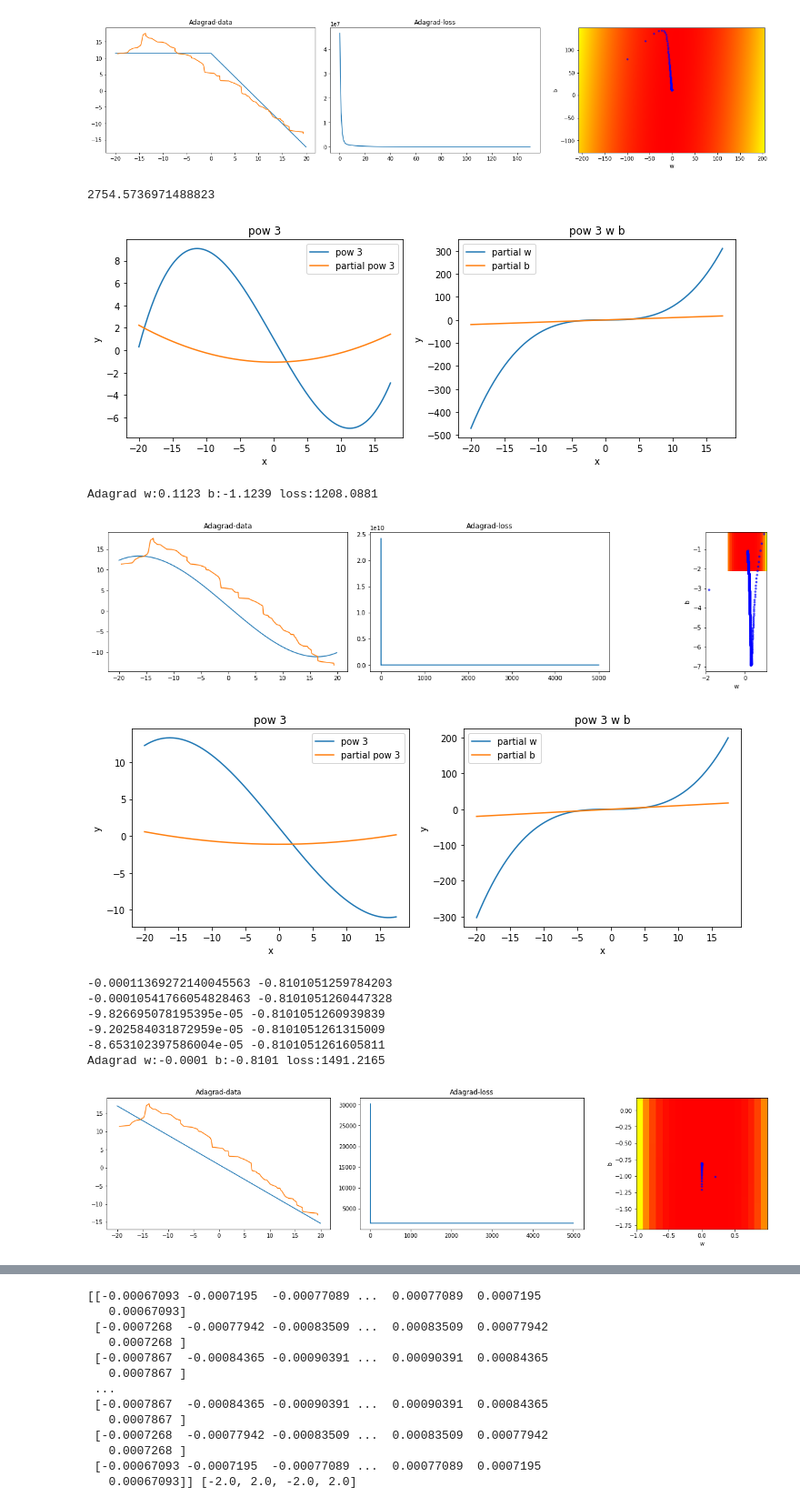
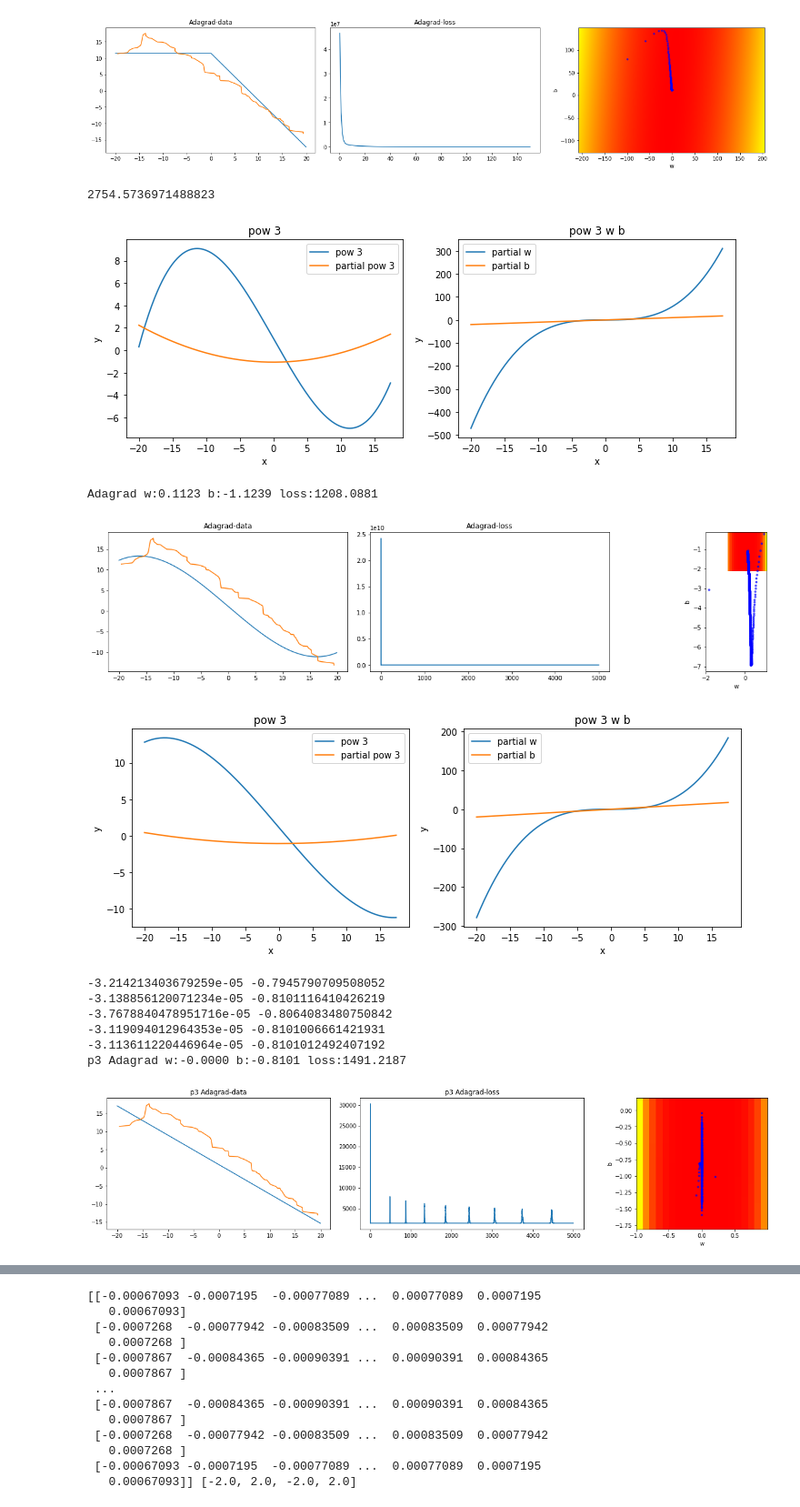
Before and after one commit to thetime50/colab-notebook, a Jupyter notebook: machine-learning/gradient_descent.ipynb, the cells around one changed output, grey strips where cells are left out. Shown at 91% size. Saved outputs shown, nothing was run; the diff lists cells and outputs as text; code cells hidden in the pictures.

```diff
--- a/machine-learning/gradient_descent.ipynb
+++ b/machine-learning/gradient_descent.ipynb
@@ -315,31 +315,30 @@ p3nwGraAdagrad = gradientDescentAdagrad(p3nw,data,ETA*100000,0,5000)
 # drawGraph('pow 3 adagrad',data,xaxis,Neurel,p3nw,weightStart,biasStart,p3nwGraAdagrad,)
 
 drawGraph('Adagrad',data,xaxis,P3Neurel1,p3nw,tw,tb,p3nwGraAdagrad,1.1,0.1)
-
-
-# tw=0.1396
-# tb=-1.3397
-tw=0.10773
-tb=-1.08673
-# tw=0.10773006086124058
-# tb=-1.0867343765622317
-drawFun('pow 3',p3nw,)
-for i in range(5):
-  p3nwGraAdagrad = gradientDescentAdagrad(p3nw,data,ETA*10000,1,5000)
-  print(p3nw.w,p3nw.b)
-drawGraph('Adagrad',data,xaxis,P3Neurel1,p3nw,tw,tb,p3nwGraAdagrad,1.1,0.1)
-
-# 线性模型学习非线性数据有时候太敏感 有时候又卡在局部最优解(可能参数在一些地方对数据不敏感 也可能是因为维度太少的关系)
 # %% [output]
 2754.5736971488823
 [figure]
 Adagrad w:0.1123 b:-1.1239 loss:1208.0881
 [figure]
-[figure, removed]
--0.00011369272140045563 -0.8101051259784203
--0.00010541766054828463 -0.8101051260447328
--9.826695078195395e-05 -0.8101051260939839
--9.202584031872959e-05 -0.8101051261315009
--8.653102397586004e-05 -0.8101051261605811
-Adagrad w:-0.0001 b:-0.8101 loss:1491.2165
-[figure, removed]
+# %%
+# tw=0.1396
+# tb=-1.3397
+tw=0.10773
+tb=-1.08673
+# tw=0.10773006086124058
+# tb=-1.0867343765622317
+p3nw = P3Neurel1(tw,tb)
+drawFun('pow 3',p3nw,)
+for i in range(5):
+  p3nwGraAdagrad = gradientDescentAdagrad(p3nw,data,ETA*10000,0,5000)
+  print(p3nw.w,p3nw.b)
+drawGraph('p3 Adagrad',data,xaxis,P3Neurel1,p3nw,tw,tb,p3nwGraAdagrad,1.1,0.1)
+# %% [output]
+[figure, added]
+-3.214213403679259e-05 -0.7945790709508052
+-3.138856120071234e-05 -0.8101116410426219
+-3.7678840478951716e-05 -0.8064083480750842
+-3.119094012964353e-05 -0.8101006661421931
+-3.113611220446964e-05 -0.8101012492407192
+p3 Adagrad w:-0.0000 b:-0.8101 loss:1491.2187
+[figure, added]
```
Also changed, not shown: parts of 1 cell of this notebook.
